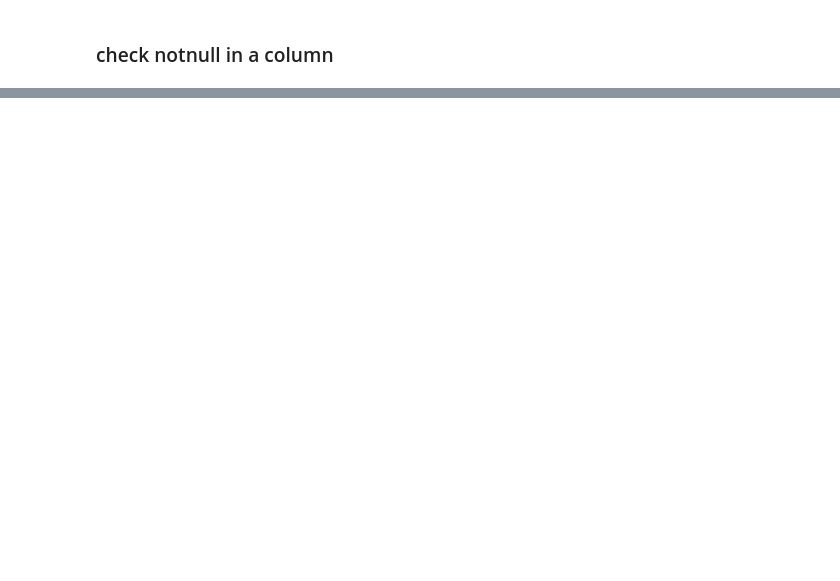
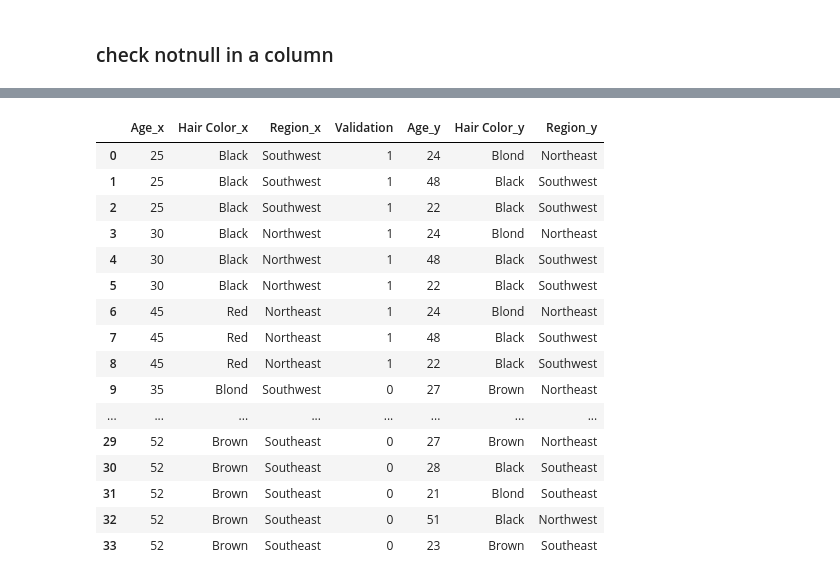
Before and after one commit to kobuli/KarthiO, a Jupyter notebook: NumPy_Pandas_Assignment.ipynb, the cells around one changed output, grey strips where cells are left out. Saved outputs shown, nothing was run; the diff lists cells and outputs as text; code cells hidden in the pictures; blank space fills up the shorter version.

```diff
--- a/NumPy_Pandas_Assignment.ipynb
+++ b/NumPy_Pandas_Assignment.ipynb
@@ -216,0 +149,7 @@ df1
+# %%
+dt1 = {'Age': [25,30,45,35,33,35,25,52],
+              'Hair Color':['Black','Black','Red','Blond','Brown','Brown','Black','Brown'],
+              'Region':['Southwest','Northwest','Northeast','Southwest','Southwest','Northeast','Southwest','Southeast'],
+              'Validation':[1,1,1 ,0,0,0,0,0]}
+dfleft=pd.DataFrame(dt1)
+dfleft
@@ -216,0 +166,7 @@ df1
+# %%
+dt2 = {'Age': [24,48,22,27,28,21,51,23],
+              'Hair Color':['Blond','Black','Black','Brown','Black','Blond','Black','Brown'],
+              'Region':['Northeast','Southwest','Southwest','Northeast','Southeast','Southeast','Northwest','Southeast'],
+              'Validation':[1,1,1 ,0,0,0,0,0]}
+dfright=pd.DataFrame(dt2)
+dfright
@@ -216,0 +183,20 @@ df1
+# %%
+pd.merge(dfleft, dfright, on='Validation') # need to check merge, seems it has some issues
+# %% [output]
+|  | Age_x | Hair Color_x | Region_x | Validation | Age_y | Hair Color_y | Region_y |
+| 0 | 25 | Black | Southwest | 1 | 24 | Blond | Northeast |
+| 1 | 25 | Black | Southwest | 1 | 48 | Black | Southwest |
+| 2 | 25 | Black | Southwest | 1 | 22 | Black | Southwest |
+| 3 | 30 | Black | Northwest | 1 | 24 | Blond | Northeast |
+| 4 | 30 | Black | Northwest | 1 | 48 | Black | Southwest |
+| 5 | 30 | Black | Northwest | 1 | 22 | Black | Southwest |
+| 6 | 45 | Red | Northeast | 1 | 24 | Blond | Northeast |
+| 7 | 45 | Red | Northeast | 1 | 48 | Black | Southwest |
+| 8 | 45 | Red | Northeast | 1 | 22 | Black | Southwest |
+| 9 | 35 | Blond | Southwest | 0 | 27 | Brown | Northeast |
+| ... | ... | ... | ... | ... | ... | ... | ... |
+| 29 | 52 | Brown | Southeast | 0 | 27 | Brown | Northeast |
+| 30 | 52 | Brown | Southeast | 0 | 28 | Black | Southeast |
+| 31 | 52 | Brown | Southeast | 0 | 21 | Blond | Southeast |
+| 32 | 52 | Brown | Southeast | 0 | 51 | Black | Northwest |
+| 33 | 52 | Brown | Southeast | 0 | 23 | Brown | Southeast |
```
Also changed, not shown: parts of 26 cells of this notebook.
